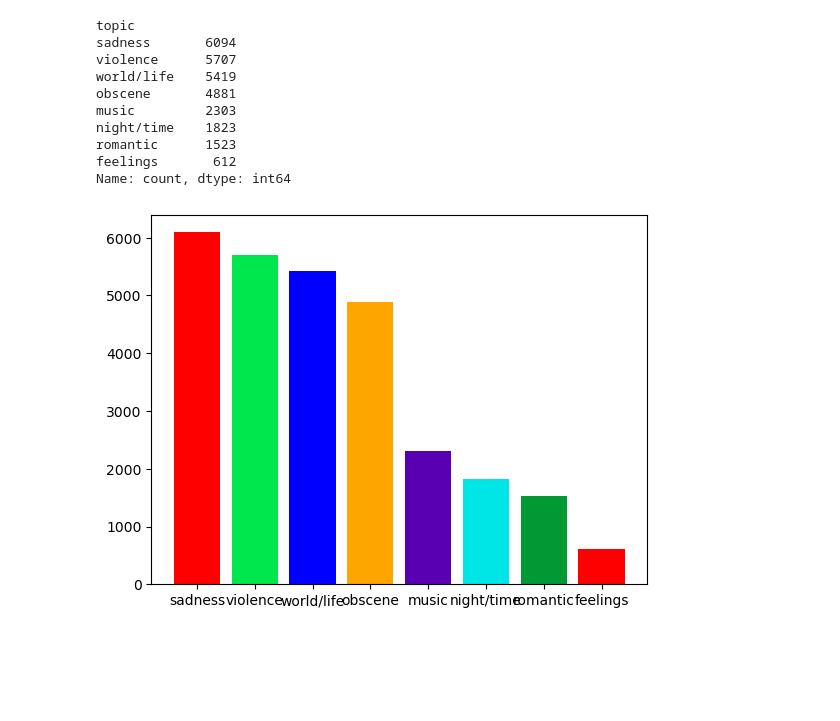
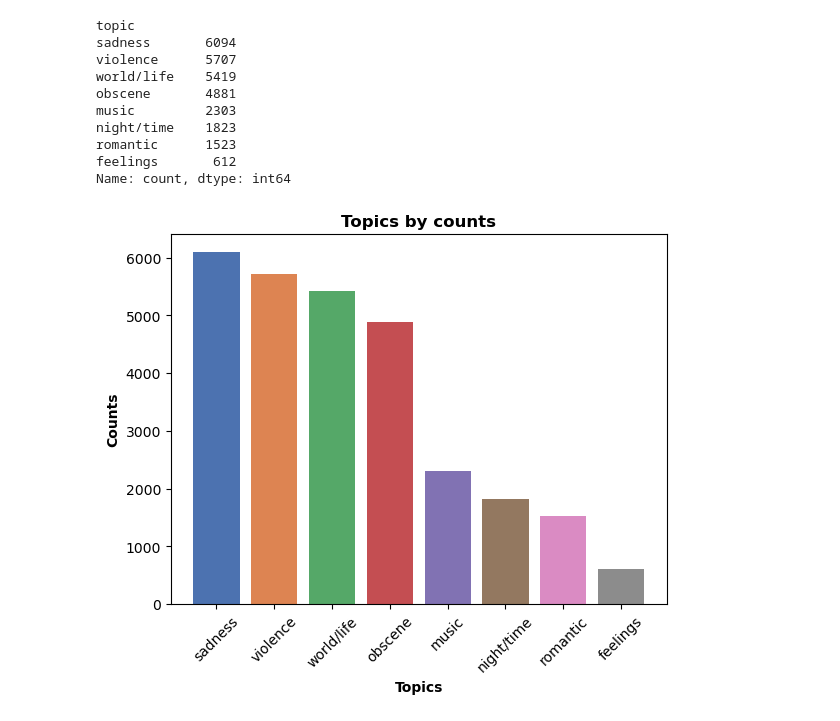
Before and after one commit to dq93/Playlist_Predictor, a Jupyter notebook: notebooks/EDA.ipynb, the cells around one changed output. Cells and saved outputs as stored; diff of their text form; code cells hidden in the pictures; blank space fills up the shorter version.

```diff
--- a/notebooks/EDA.ipynb
+++ b/notebooks/EDA.ipynb
@@ -158,11 +143,14 @@ night/time    1823
 romantic      1523
 feelings       612
 Name: count, dtype: int64
-# %%
-plt.bar(topic_counts.index, topic_counts.values, color=['red', '#00e64d', 'blue', 'orange', '#5900b3', '#00e6e6', '#009933'])
-plt.xlabel('')
-plt.ylabel('')
-plt.title('')
-plt.show()
-# %% [output]
-[figure, removed]
+# %%
+colors2 = sns.color_palette('deep', len(topic_counts))
+
+plt.bar(topic_counts.index, topic_counts.values, color=colors2)
+plt.title('Topics by counts', weight='bold')
+plt.xlabel('Topics', weight='bold')
+plt.xticks(rotation=45)
+plt.ylabel('Counts', weight='bold')
+plt.show()
+# %% [output]
+[figure, added]
```
Also changed, not shown: parts of 37 cells of this notebook.
